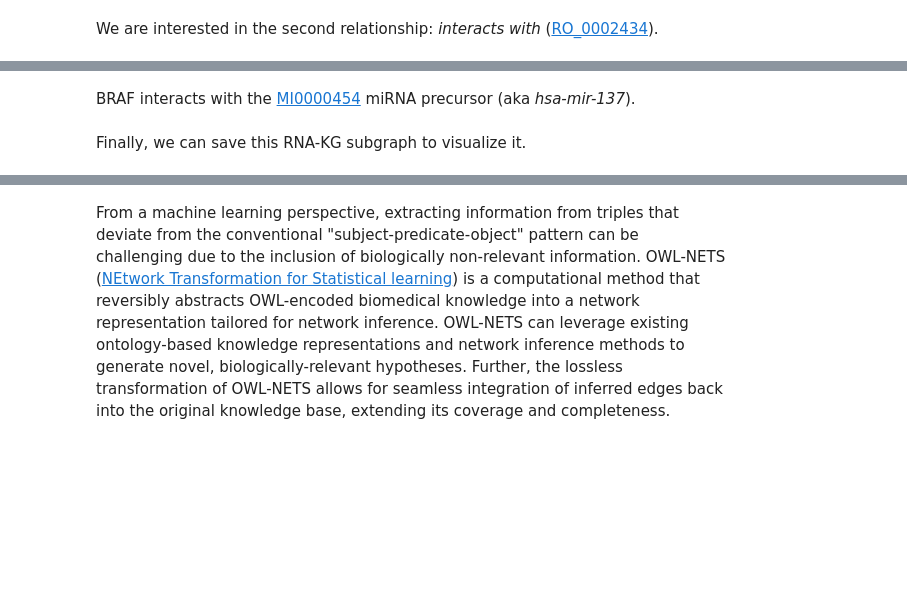
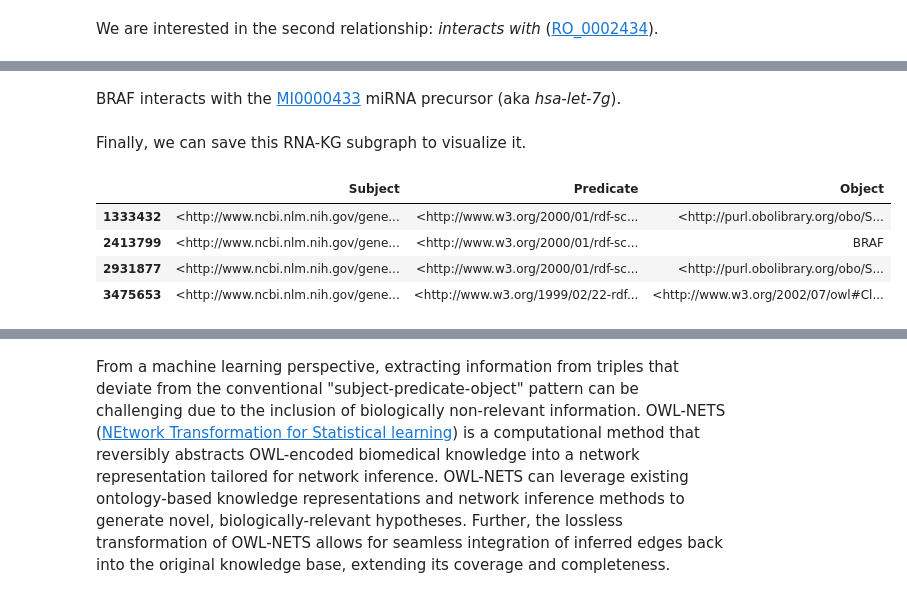
Before and after one commit to emanuelecavalleri/testRNA-KG, a Jupyter notebook: main.ipynb, the cells around one changed output, grey strips where cells are left out. Cells and saved outputs as stored; diff of their text form; code cells hidden in the pictures; blank space fills up the shorter version.

```diff
--- a/main.ipynb
+++ b/main.ipynb
@@ -413,16 +541,22 @@ test_Nae9
 # %% [markdown]
-BRAF interacts with the [MI0000454](https://www.mirbase.org/hairpin/MI0000454) miRNA precursor (aka *hsa-mir-137*).
+BRAF interacts with the [MI0000433](https://www.mirbase.org/hairpin/MI0000433) miRNA precursor (aka *hsa-let-7g*).
 # %% [markdown]
 Finally, we can save this RNA-KG subgraph to visualize it.
 # %%
 test_673['Subject'] = '<' + test_673['Subject'].astype(str) + '>'
 test_673['Predicate'] = '<' + test_673['Predicate'].astype(str) + '>'
-test_673['Object'] = ['<http://purl.obolibrary.org/obo/SO_0001217>',
-                      '<http://purl.obolibrary.org/obo/SO_0000704>',
-                      '"BRAF"',
+test_673['Object'] = ['<http://purl.obolibrary.org/obo/SO_0000704>',
+                      "BRAF",
+                      '<http://purl.obolibrary.org/obo/SO_0001217>',
                       '<http://www.w3.org/2002/07/owl#Class>']
 
 test_673
+# %% [output]
+|  | Subject | Predicate | Object |
+| 1333432 | <http://www.ncbi.nlm.nih.gov/gene... | <http://www.w3.org/2000/01/rdf-sc... | <http://purl.obolibrary.org/obo/S... |
+| 2413799 | <http://www.ncbi.nlm.nih.gov/gene... | <http://www.w3.org/2000/01/rdf-sc... | BRAF |
+| 2931877 | <http://www.ncbi.nlm.nih.gov/gene... | <http://www.w3.org/2000/01/rdf-sc... | <http://purl.obolibrary.org/obo/S... |
+| 3475653 | <http://www.ncbi.nlm.nih.gov/gene... | <http://www.w3.org/1999/02/22-rdf... | <http://www.w3.org/2002/07/owl#Cl... |
 # %%
 test_SO_0000704['Subject'] = '<' + test_SO_0000704['Subject'].astype(str) + '>'
 test_SO_0000704['Predicate'] = '<' + test_SO_0000704['Predicate'].astype(str) + '>'
```
Also changed, not shown: parts of 38 cells of this notebook.
